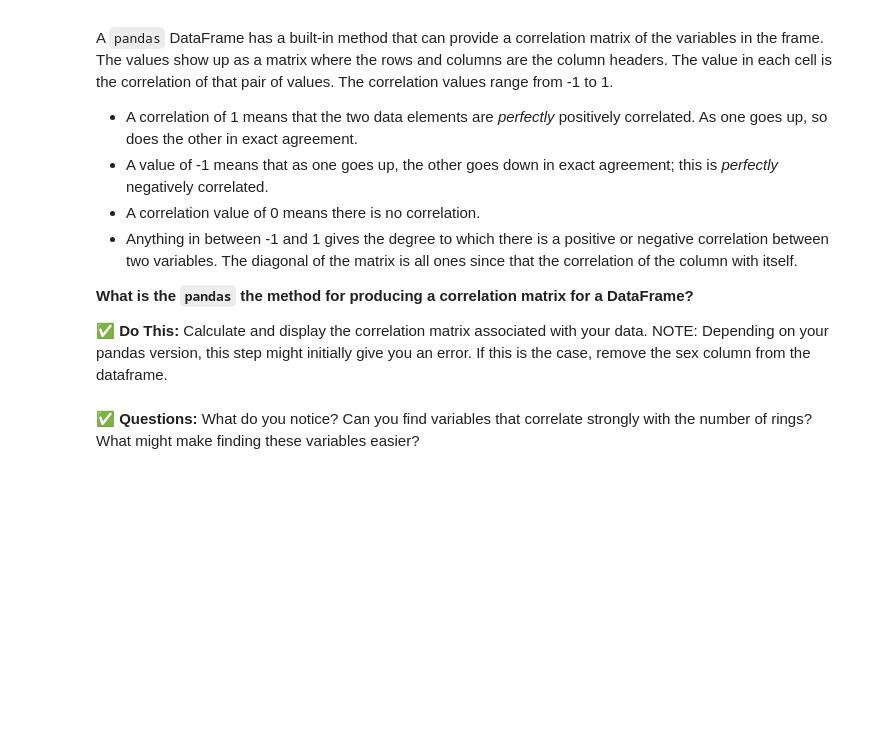
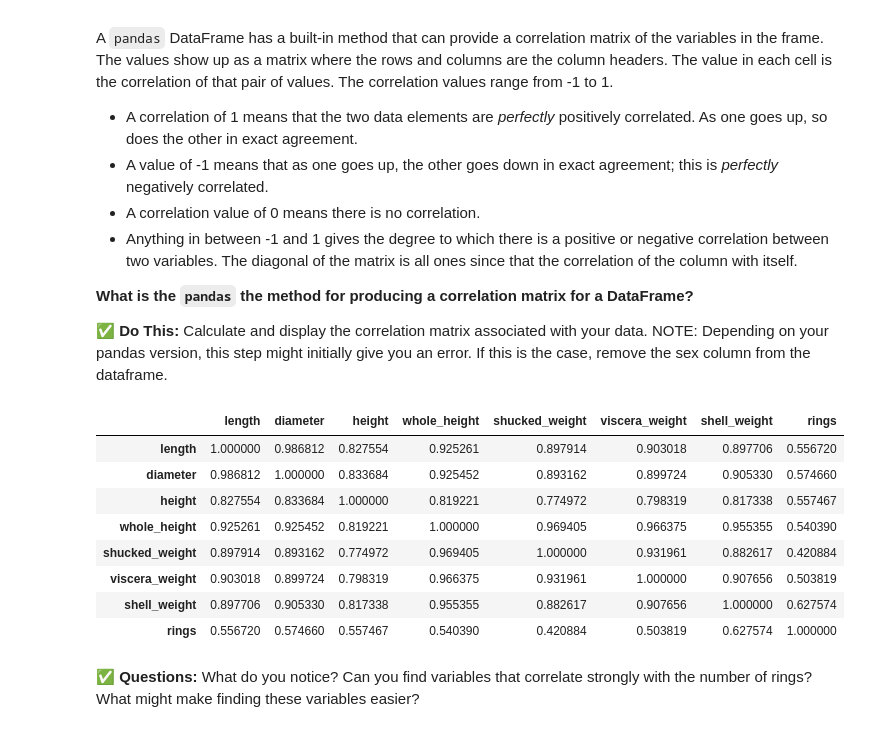
Before and after one commit to ChrSch6767/CMSE202-f26-turnin, a Jupyter notebook: Day-13/Day-13_In-Class-Regression-STUDENT.ipynb, the cells around one changed output. Cells and saved outputs as stored; diff of their text form; code cells hidden in the pictures; blank space fills up the shorter version.

```diff
--- a/Day-13/Day-13_In-Class-Regression-STUDENT.ipynb
+++ b/Day-13/Day-13_In-Class-Regression-STUDENT.ipynb
@@ -115,6 +135,19 @@ The diagonal of the matrix is all ones since that the correlation of the column
 **&#9989; Do This:** Calculate and display the correlation matrix associated with your data. NOTE: Depending on your pandas version, this step might initially give you an error. If this is the case, remove the sex column from the dataframe.
 # %%
 # put your code here
+nosex = abalone.drop(columns = "sex")
+corr = nosex.corr()
+corr
+# %% [output]
+|  | length | diameter | height | whole_height | shucked_weight | viscera_weight | shell_weight | rings |
+| length | 1.000000 | 0.986812 | 0.827554 | 0.925261 | 0.897914 | 0.903018 | 0.897706 | 0.556720 |
+| diameter | 0.986812 | 1.000000 | 0.833684 | 0.925452 | 0.893162 | 0.899724 | 0.905330 | 0.574660 |
+| height | 0.827554 | 0.833684 | 1.000000 | 0.819221 | 0.774972 | 0.798319 | 0.817338 | 0.557467 |
+| whole_height | 0.925261 | 0.925452 | 0.819221 | 1.000000 | 0.969405 | 0.966375 | 0.955355 | 0.540390 |
+| shucked_weight | 0.897914 | 0.893162 | 0.774972 | 0.969405 | 1.000000 | 0.931961 | 0.882617 | 0.420884 |
+| viscera_weight | 0.903018 | 0.899724 | 0.798319 | 0.966375 | 0.931961 | 1.000000 | 0.907656 | 0.503819 |
+| shell_weight | 0.897706 | 0.905330 | 0.817338 | 0.955355 | 0.882617 | 0.907656 | 1.000000 | 0.627574 |
+| rings | 0.556720 | 0.574660 | 0.557467 | 0.540390 | 0.420884 | 0.503819 | 0.627574 | 1.000000 |
 # %% [markdown]
 **&#9989; Questions:** What do you notice? Can you find variables that correlate strongly with the number of rings? What might make finding these variables easier?
 # %% [markdown]
```
Also changed, not shown: parts of 20 cells of this notebook, 2 other files.
